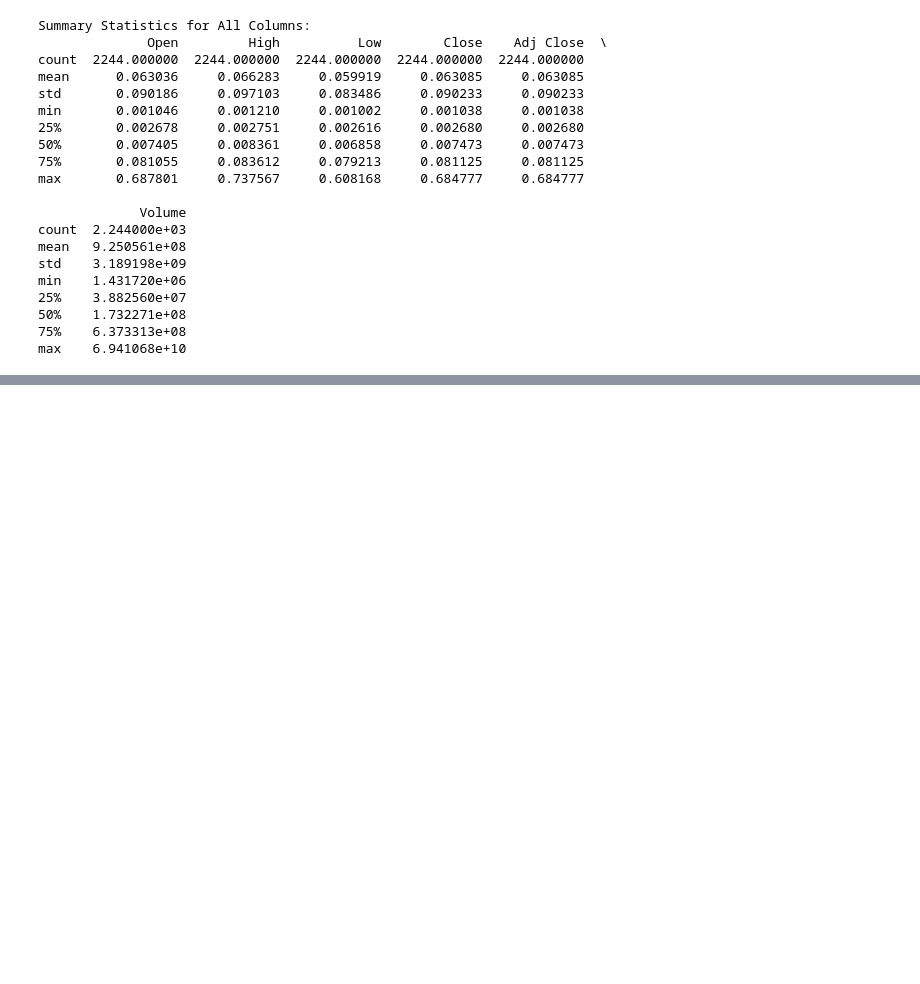
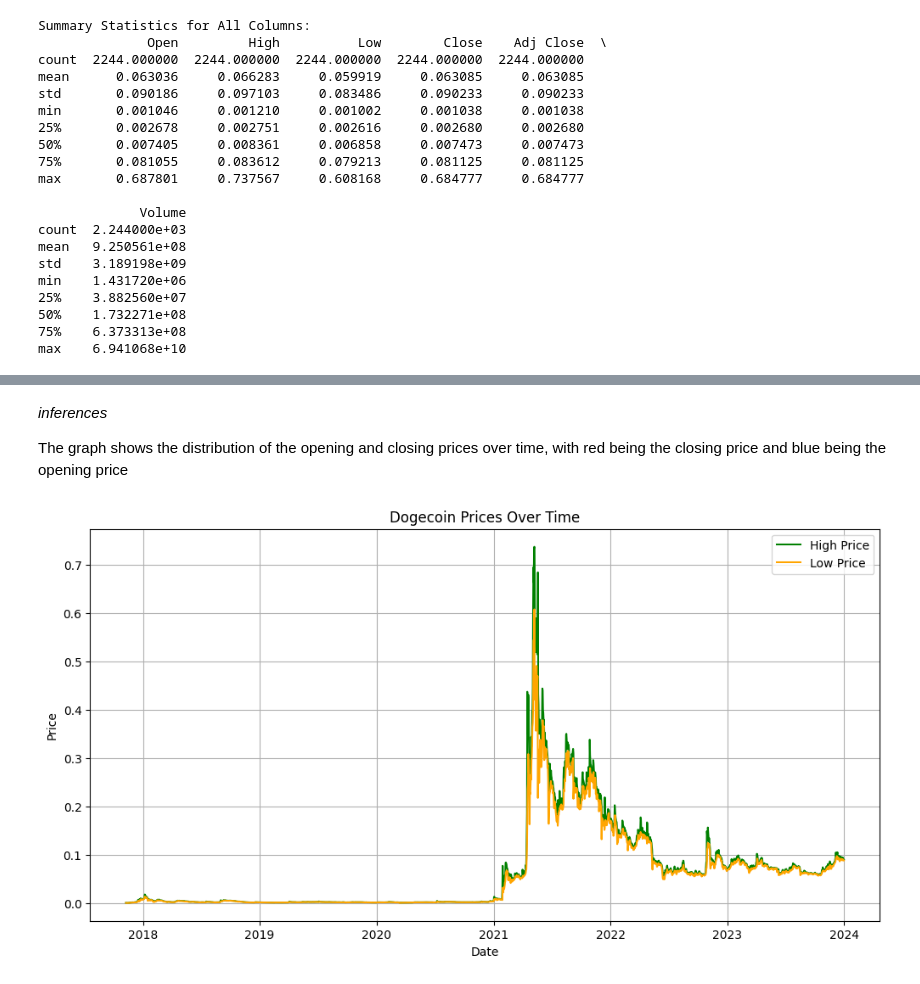
Before and after one commit to paulmachau/Dogecion-Historical-Prices, a Jupyter notebook: Dogecoin_price_prediction_LSTM.ipynb, the cells around one changed output, grey strips where cells are left out. Saved outputs shown, nothing was run; the diff lists cells and outputs as text; code cells hidden in the pictures; blank space fills up the shorter version.

```diff
--- a/Dogecoin_price_prediction_LSTM.ipynb
+++ b/Dogecoin_price_prediction_LSTM.ipynb
@@ -162,0 +178,17 @@ max    6.941068e+10
+# %% [markdown]
+*inferences*
+
+The graph shows the distribution of the opening and closing prices over time, with red being the closing price and blue being the opening price
+# %%
+# Plot time series graph of Dogecoin opening, closing, high, and low prices
+plt.figure(figsize=(12, 6))
+plt.plot(dogecoin_data['Date'], dogecoin_data['High'], label='High Price', color='green')
+plt.plot(dogecoin_data['Date'], dogecoin_data['Low'], label='Low Price', color='orange')
+plt.title('Dogecoin Prices Over Time')
+plt.xlabel('Date')
+plt.ylabel('Price')
+plt.legend()
+plt.grid(True)
+plt.show()
+# %% [output]
+[figure, added]
```
Also changed, not shown: parts of 5 cells of this notebook.
